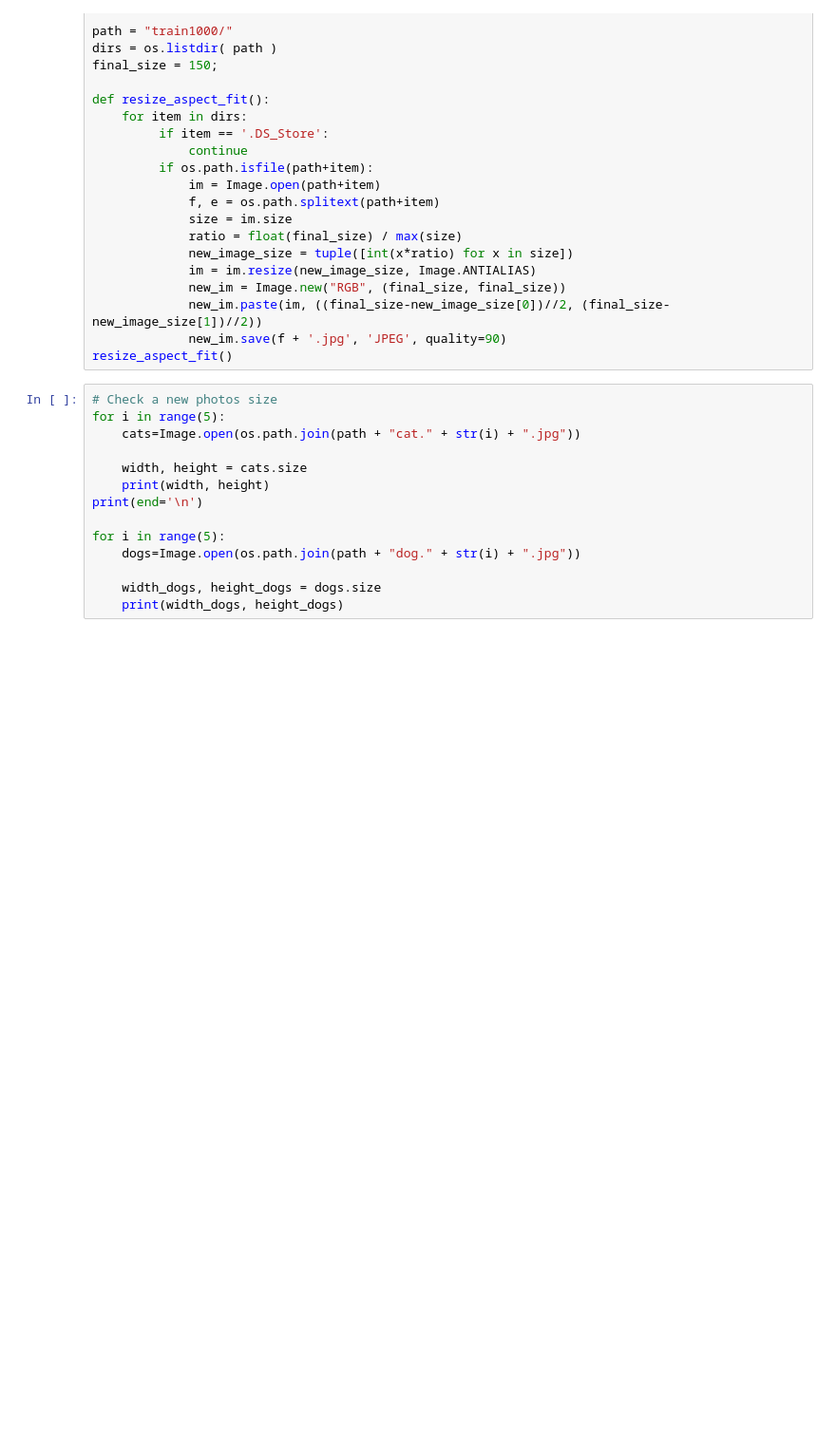
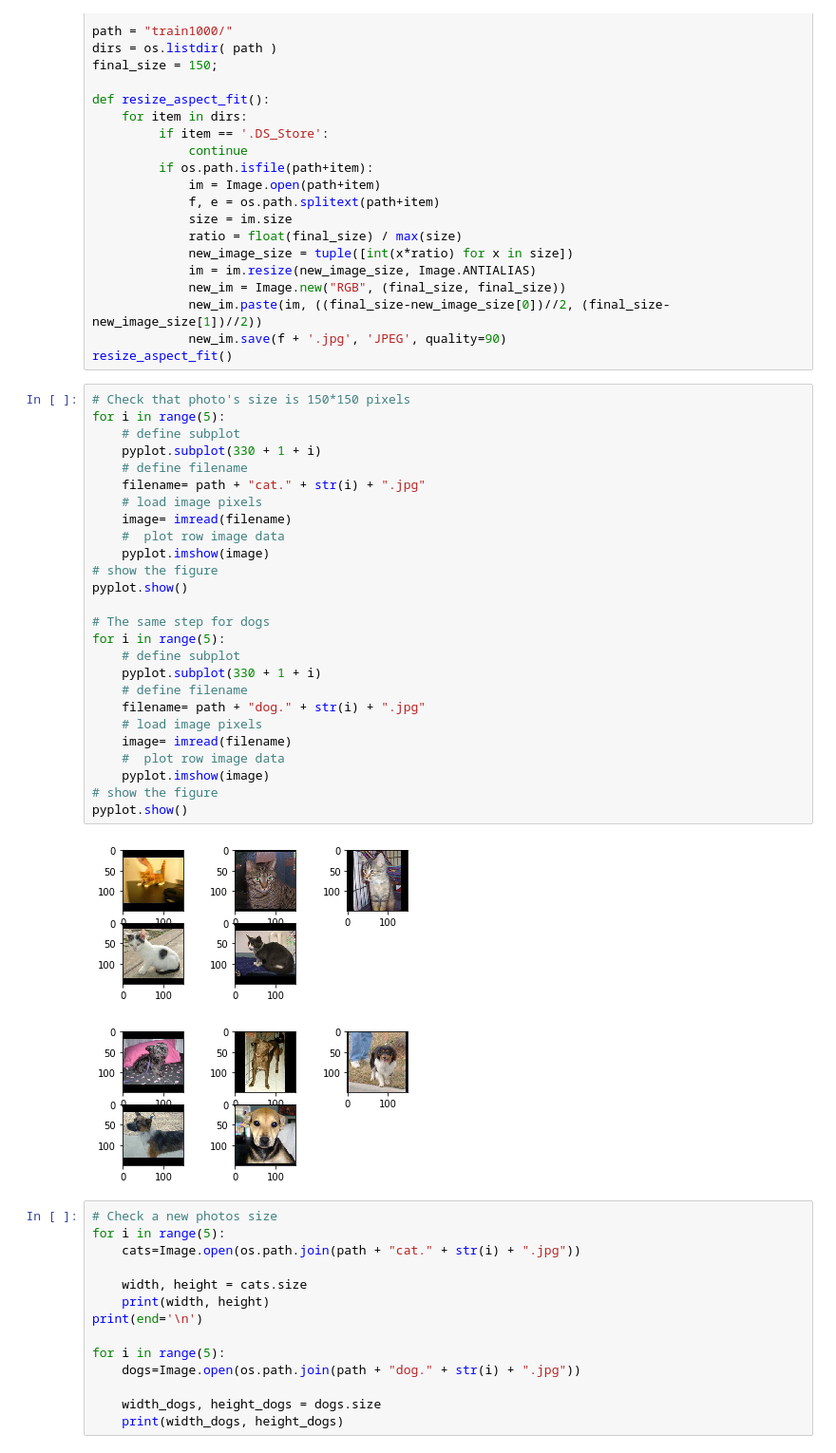
Before and after one commit to OlgaAlto/Image_Recognition, a Jupyter notebook: Images recognition.ipynb, the cells around one changed output. Shown at 95% size. Drawn from its saved outputs; the diff is of its cells as text; blank space fills up the shorter version.

```diff
--- a/Images recognition.ipynb
+++ b/Images recognition.ipynb
@@ -97,6 +78,35 @@ def resize_aspect_fit():
              new_im.paste(im, ((final_size-new_image_size[0])//2, (final_size-new_image_size[1])//2))
              new_im.save(f + '.jpg', 'JPEG', quality=90)
 resize_aspect_fit()
+# %%
+# Check that photo's size is 150*150 pixels
+for i in range(5):
+    # define subplot
+    pyplot.subplot(330 + 1 + i)
+    # define filename
+    filename= path + "cat." + str(i) + ".jpg"
+    # load image pixels
+    image= imread(filename)
+    #  plot row image data
+    pyplot.imshow(image)
+# show the figure
+pyplot.show()
+
+# The same step for dogs
+for i in range(5):
+    # define subplot
+    pyplot.subplot(330 + 1 + i)
+    # define filename
+    filename= path + "dog." + str(i) + ".jpg"
+    # load image pixels
+    image= imread(filename)
+    #  plot row image data
+    pyplot.imshow(image)
+# show the figure
+pyplot.show()
+# %% [output]
+[figure, added]
+[figure, added]
 # %%
 # Check a new photos size
 for i in range(5):
```
Also changed, not shown: parts of 16 cells of this notebook.
